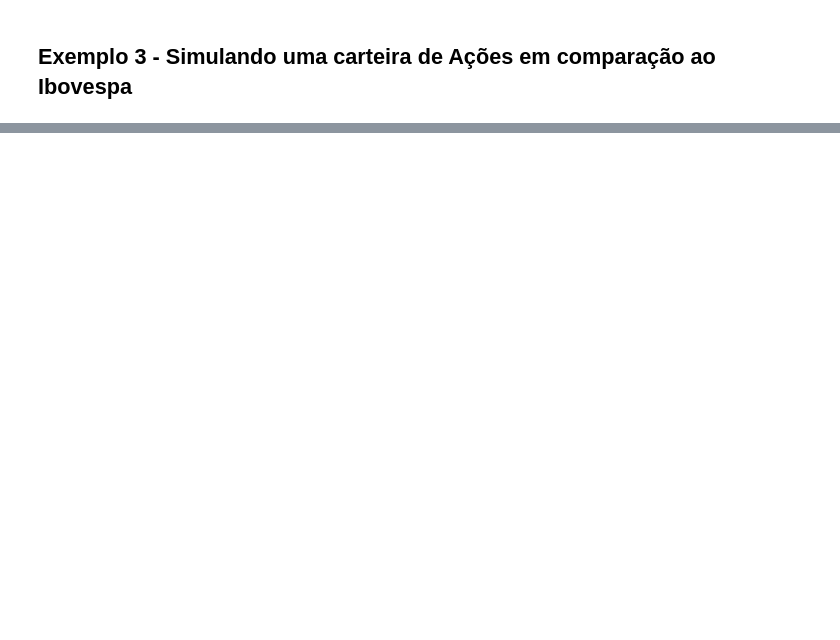
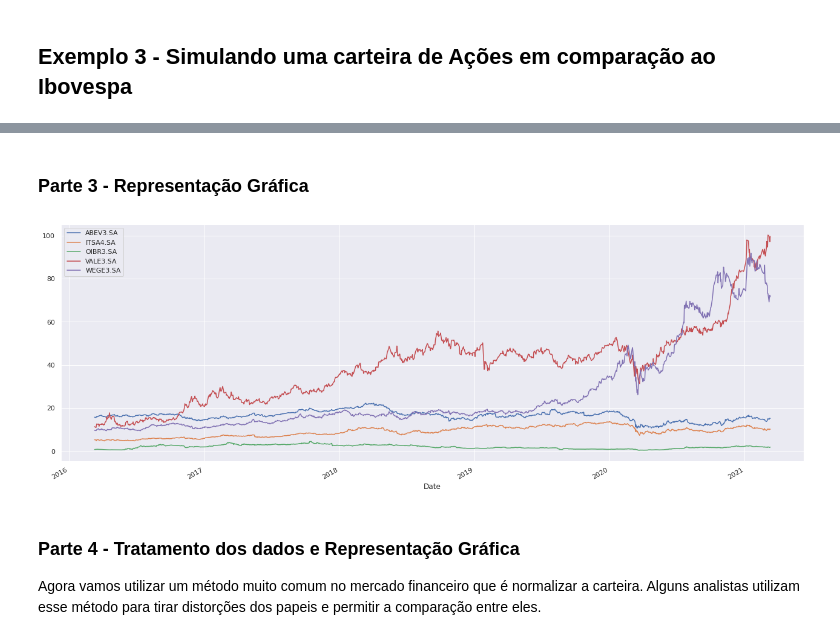
Before and after one commit to MoreiraErick/learning-python, a Jupyter notebook: Bootcamp-IGTI-Aula-Interativa-1.ipynb, the cells around one changed output, grey strips where cells are left out. Drawn from its saved outputs; the diff is of its cells as text; code cells hidden in the pictures; blank space fills up the shorter version.

```diff
--- a/Bootcamp-IGTI-Aula-Interativa-1.ipynb
+++ b/Bootcamp-IGTI-Aula-Interativa-1.ipynb
@@ -16,0 +224,7 @@
+# %%
+# Definindo os papeis que queremos analisar
+tickers = "ABEV3.SA ITSA4.SA WEGE3.SA OIBR3.SA VALE3.SA"
+
+carteira = yf.download(tickers, period='5y')["Adj Close"]
+
+ibov = yf.download('^BVSP', period='5y')['Adj Close']
@@ -16,0 +236,4 @@
+# %%
+# Aqui vamos fazer as exclusão dos valores NaN (Missing)da carteira
+carteira.dropna(inplace=True)
+carteira
@@ -16,0 +273,12 @@
+# %% [markdown]
+### Parte 3 - Representação Gráfica
+# %%
+# Vamos fazer a plotagem do Gráfico
+sns.set()
+carteira.plot(figsize=(22,8));
+# %% [output]
+[figure, added]
+# %% [markdown]
+### Parte 4 - Tratamento dos dados e Representação Gráfica
+
+Agora vamos utilizar um método muito comum no mercado financeiro que é normalizar a carteira. Alguns analistas utilizam esse método para tirar distorções dos papeis e permitir a comparação entre eles.
```
Also changed, not shown: parts of 36 cells of this notebook.
